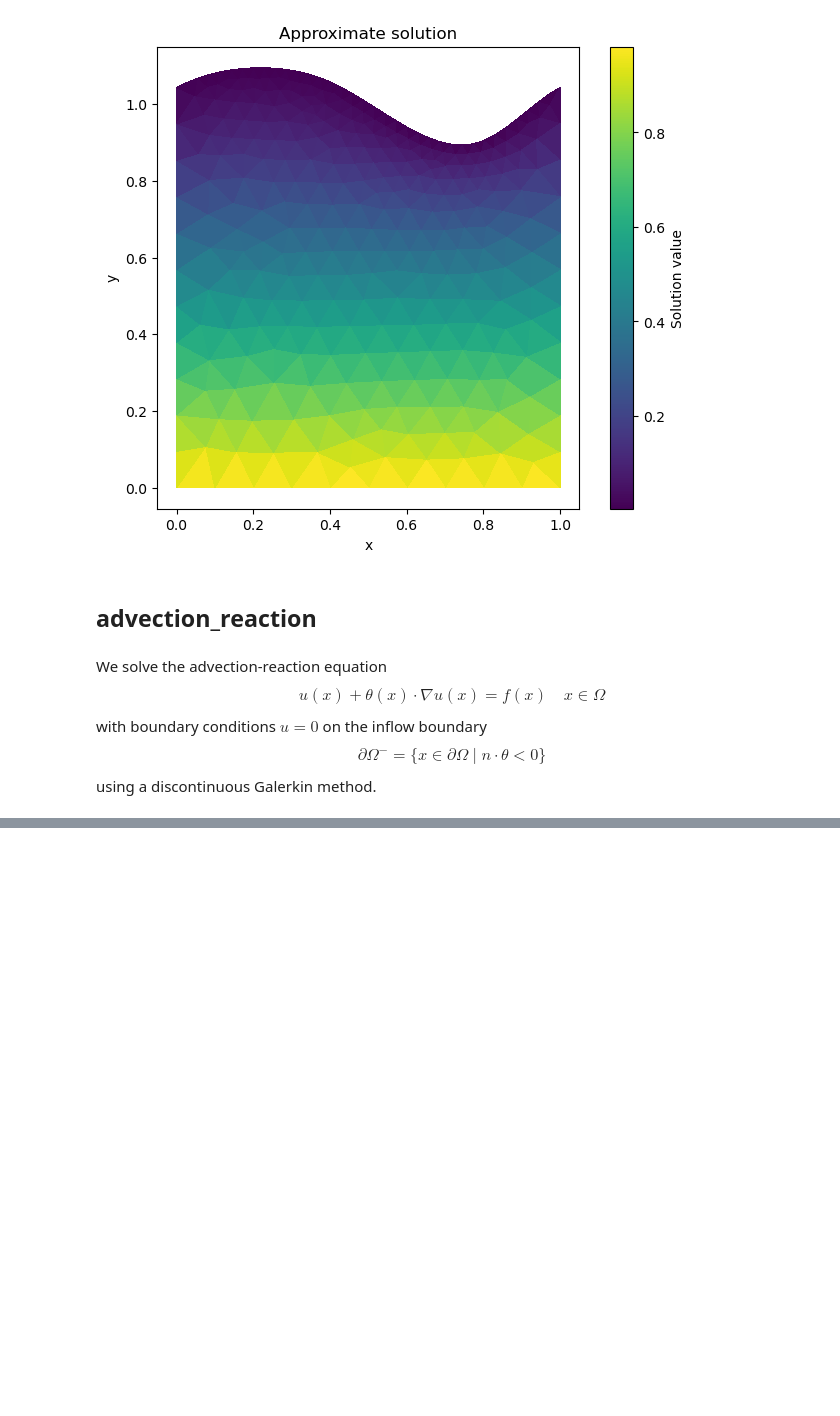
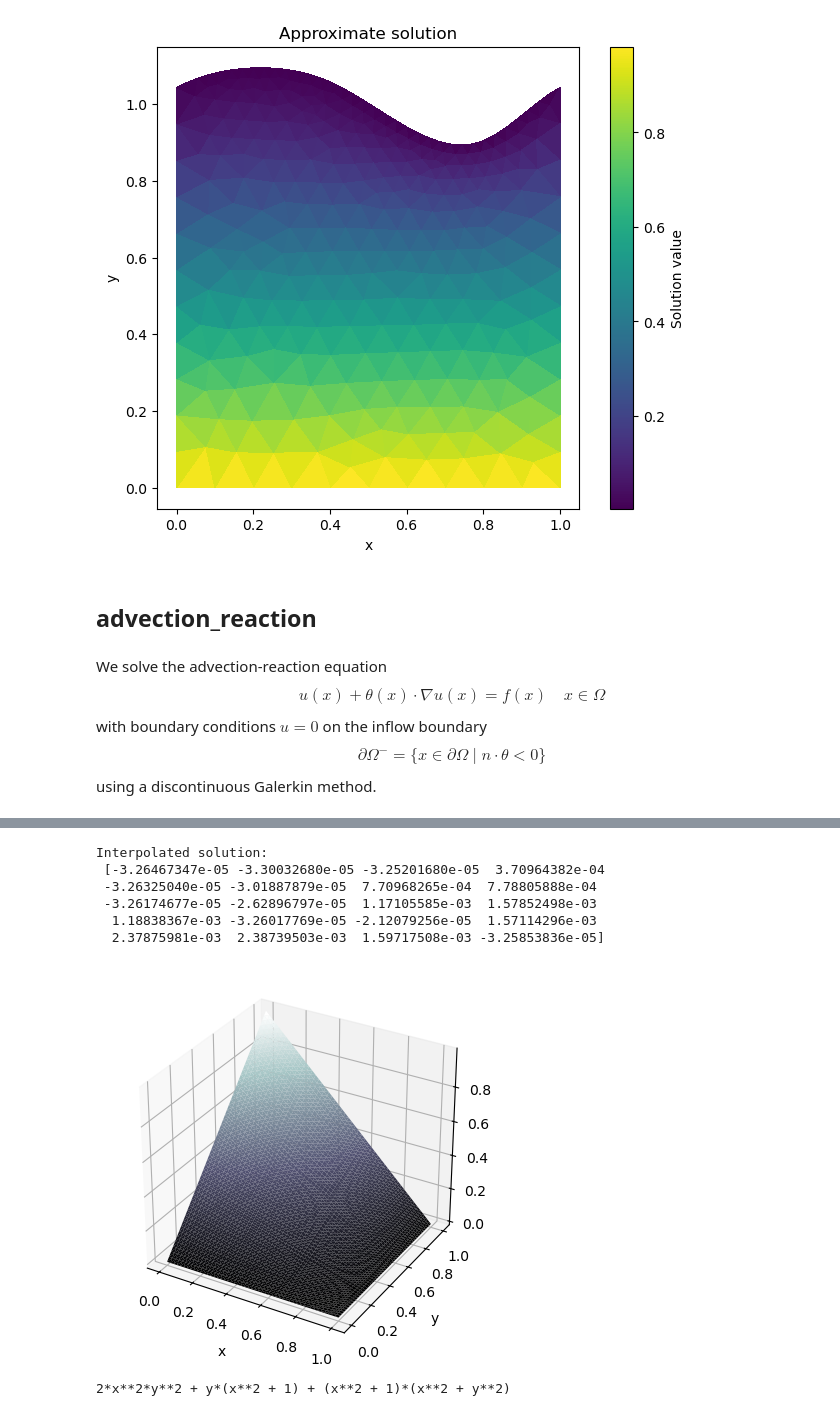
Before and after one commit to JD26/just_for_fun, a Jupyter notebook: Notes.ipynb, the cells around one changed output, grey strips where cells are left out. Cells and saved outputs as stored; diff of their text form; code cells hidden in the pictures; blank space fills up the shorter version.

```diff
--- a/Notes.ipynb
+++ b/Notes.ipynb
@@ -162,0 +158,21 @@ Interpolated solution:
+# %%
+ar.solve(lambda x: np.array([-x[1], x[0]]), lambda x: (1.0-x[0])*(x[1] + x[0]) + x[1]**2)
+# %% [output]
+Interpolated solution:
+ [-3.26467347e-05 -3.30032680e-05 -3.25201680e-05  3.70964382e-04
+ -3.26325040e-05 -3.01887879e-05  7.70968265e-04  7.78805888e-04
+ -3.26174677e-05 -2.62896797e-05  1.17105585e-03  1.57852498e-03
+  1.18838367e-03 -3.26017769e-05 -2.12079256e-05  1.57114296e-03
+  2.37875981e-03  2.38739503e-03  1.59717508e-03 -3.25853836e-05]
+[figure, added]
+# %%
+x, y = sp.symbols('x y')
+
+# Note that u satisfies the boundary condition
+u = y*(x**2+1)
+th = (x*y, x**2 + y**2)
+
+f = u + th[0]*sp.diff(u, x) + th[1]*sp.diff(u, y)
+print(f)
+# %% [output]
+2*x**2*y**2 + y*(x**2 + 1) + (x**2 + 1)*(x**2 + y**2)
```
Also changed, not shown: parts of 7 cells of this notebook, 1 other file.
